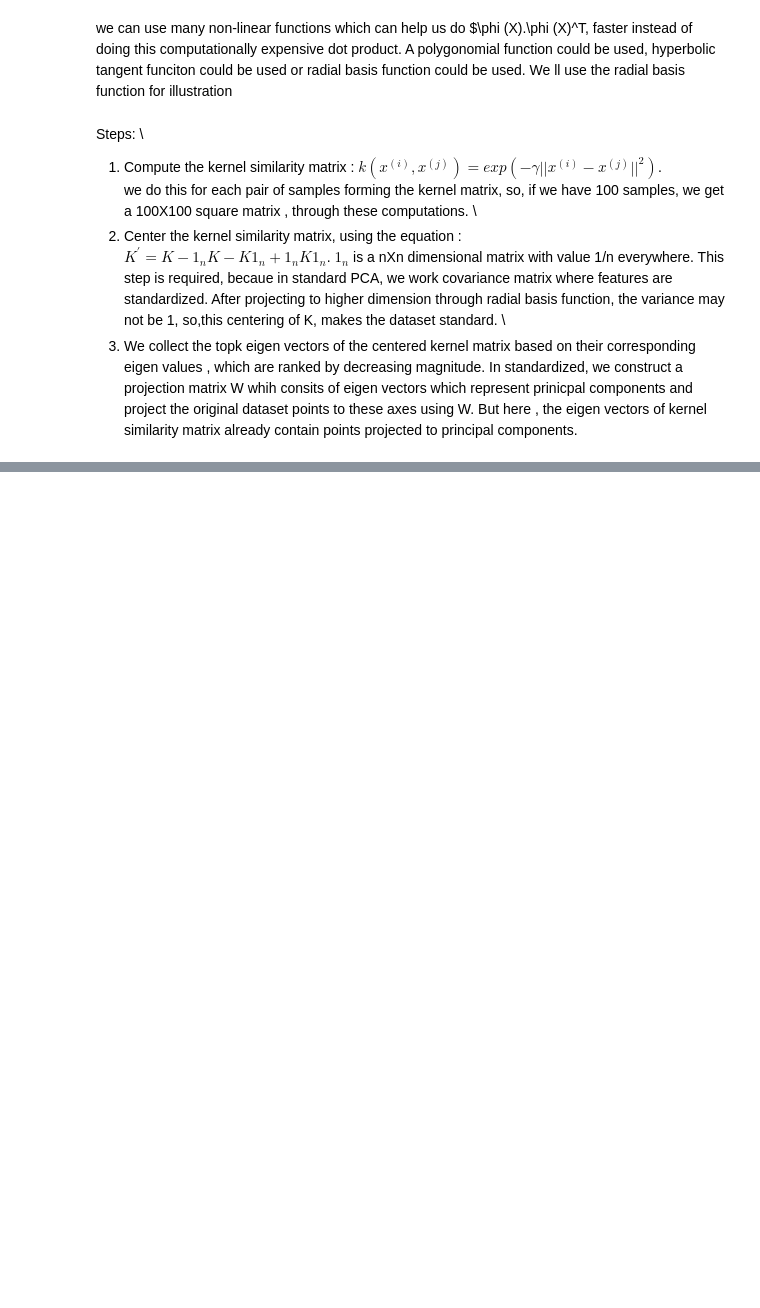
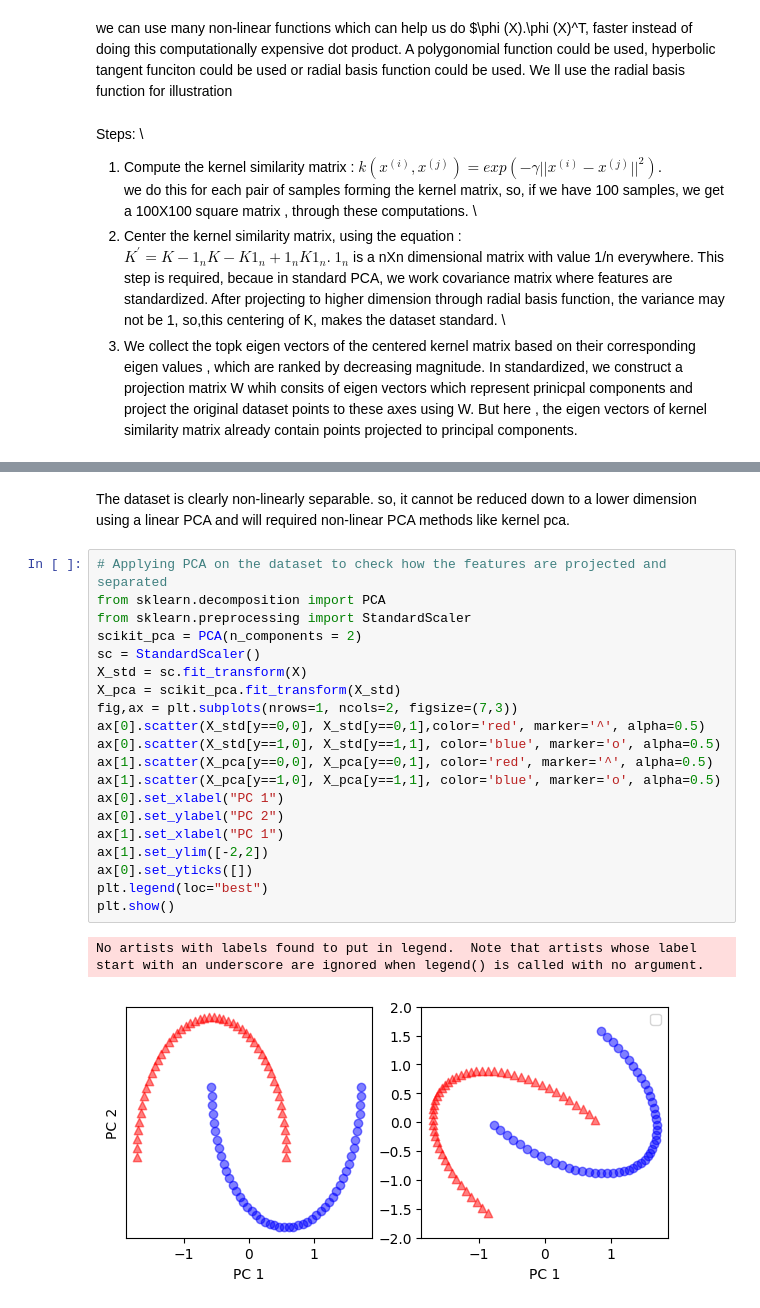
Before and after one commit to Divyesh-Kanagavel/HandsOnML-AI, a Jupyter notebook: Dimensionality_reduction.ipynb, the cells around one changed output, grey strips where cells are left out. Drawn from its saved outputs; the diff is of its cells as text; blank space fills up the shorter version.

Commit message:
Dimensionality reduction notebook completedand added

```diff
--- a/Dimensionality_reduction.ipynb
+++ b/Dimensionality_reduction.ipynb
@@ -515,0 +571,25 @@ we do this for each pair of samples forming the kernel matrix, so, if we have 10
+# %% [markdown]
+The dataset is clearly non-linearly separable. so, it cannot be reduced down to a lower dimension using a linear PCA and will required non-linear PCA methods like kernel pca.
+# %%
+# Applying PCA on the dataset to check how the features are projected and separated
+from sklearn.decomposition import PCA
+from sklearn.preprocessing import StandardScaler
+scikit_pca = PCA(n_components = 2)
+sc = StandardScaler()
+X_std = sc.fit_transform(X)
+X_pca = scikit_pca.fit_transform(X_std)
+fig,ax = plt.subplots(nrows=1, ncols=2, figsize=(7,3))
+ax[0].scatter(X_std[y==0,0], X_std[y==0,1],color='red', marker='^', alpha=0.5)
+ax[0].scatter(X_std[y==1,0], X_std[y==1,1], color='blue', marker='o', alpha=0.5)
+ax[1].scatter(X_pca[y==0,0], X_pca[y==0,1], color='red', marker='^', alpha=0.5)
+ax[1].scatter(X_pca[y==1,0], X_pca[y==1,1], color='blue', marker='o', alpha=0.5)
+ax[0].set_xlabel("PC 1")
+ax[0].set_ylabel("PC 2")
+ax[1].set_xlabel("PC 1")
+ax[1].set_ylim([-2,2])
+ax[0].set_yticks([])
+plt.legend(loc="best")
+plt.show()
+# %% [output]
+No artists with labels found to put in legend.  Note that artists whose label start with an underscore are ignored when legend() is called with no argument.
+[figure, added]
```
Also changed, not shown: parts of 27 cells of this notebook.
